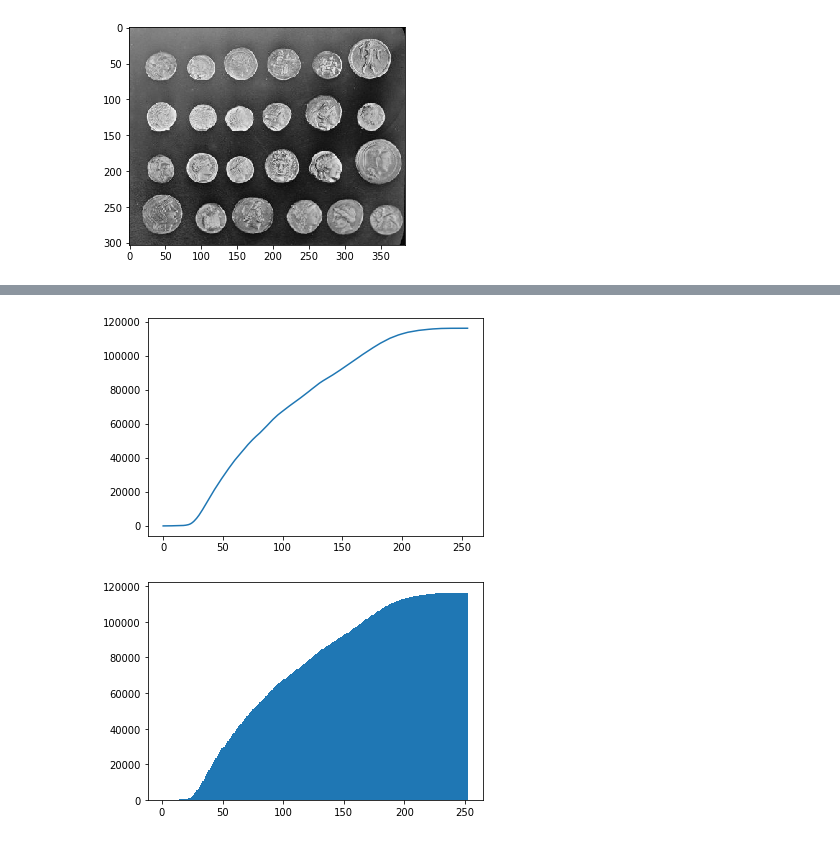
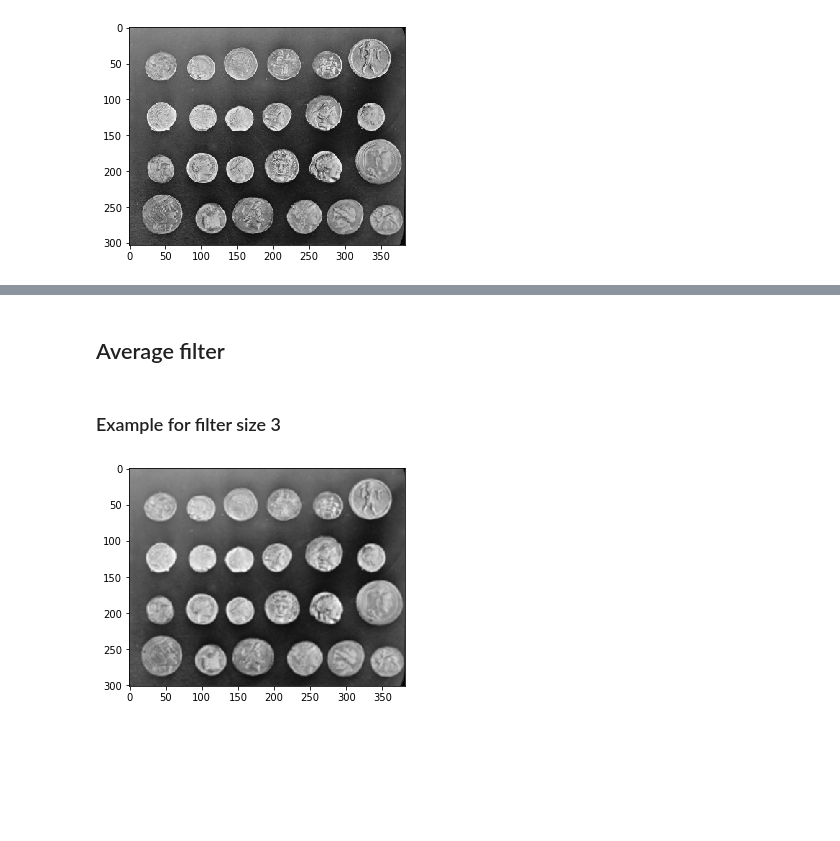
Before and after one commit to neduchal/USVP, a Jupyter notebook: cviceni/cv02.ipynb, the cells around one changed output, grey strips where cells are left out. Cells and saved outputs as stored; diff of their text form; code cells hidden in the pictures; blank space fills up the shorter version.

```diff
--- a/cviceni/cv02.ipynb
+++ b/cviceni/cv02.ipynb
@@ -84,13 +26,0 @@ plt.show()
-# %%
-# Function computing histogram of the image (fixed for 256 bins)
-def histogram(image):
-    hist = np.zeros(256, dtype=int)
-    for i in image.ravel():
-        hist[i] += 1
-    return hist
-
-h = histogram(img)
-
-# Show histogram
-plt.plot(h)
-plt.show()
@@ -121,19 +27,35 @@ r2 = plt.hist(img.ravel(),density=True, bins=256)
-# %%
-# Compute cumulative histogram
-def cumulative(hist):
-    chist = hist.copy()
-    for i in range(1, len(chist)):
-        chist[i] += chist[i-1]
-    return chist
-
-c = cumulative(h)
-
-plt.plot(c)
-plt.show()
-# %% [output]
-[figure, removed]
-# %%
-# compute cumulative histogram using matplotlib
-h2 = plt.hist(img.ravel(),cumulative=True, bins=256)
-# %% [output]
-[figure, removed]
+# %% [markdown]
+## Average filter
+# %%
+def avg_filter(img, size):
+    """
+        Function avg_filter
+
+        Function applies average filter with defined size on the input image.
+        The function doesn't work with the img borders.
+        Thus, the new image is smaller than the input (new_img_size_x == img_size_x - floor(size/2), same for y)
+
+        @param img input image
+        @param size size of the avg filter. size == 3 + 2*k , k = 0,1,2,...
+
+    """
+    if (size % 2) == 0:
+        return None
+    if (size == 1):
+        return None
+    h = (size // 2)
+    output = np.zeros([img.shape[0]-(2*h), img.shape[1]-(2*h)])
+    mask = np.ones([size,size]) * (1/(size*size))
+    for y in range(h, img.shape[0] - h):
+        for x in range(h, img.shape[1] - h):
+            output[y - h, x -h] = np.sum(img[y-h:y+h+1,x-h:x+h+1] * mask)
+    return output
+# %% [markdown]
+### Example for filter size 3
+# %%
+output = avg_filter(img, 3)
+
+plt.imshow(output, cmap="gray") # colormap grayscale
+plt.show() # nothing showed without this line
+# %% [output]
+[figure, added]
```
Also changed, not shown: parts of 19 cells of this notebook, 1 other file.
